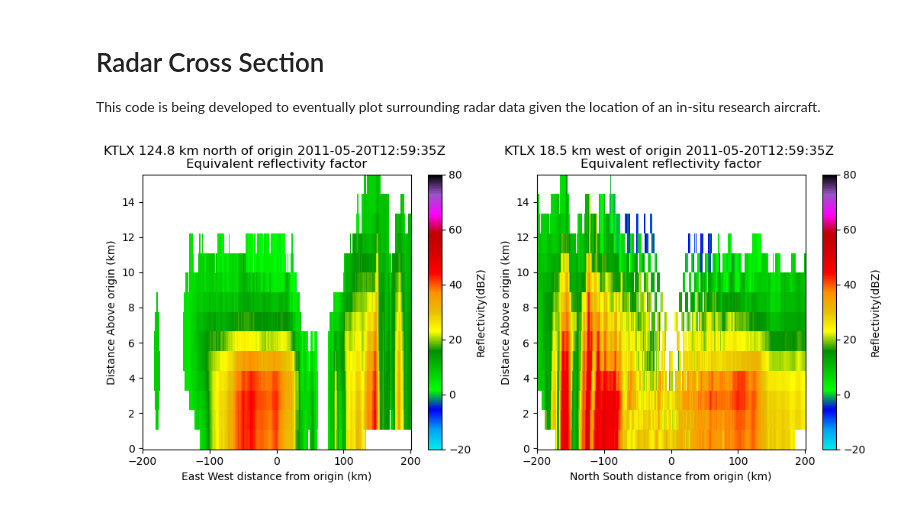
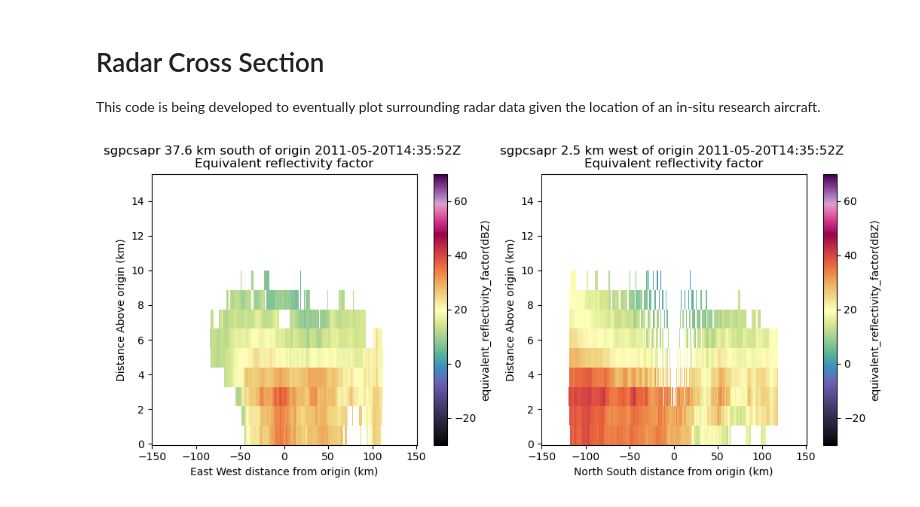
Before and after one commit to brycerrickbeil/2026-SULI-Bryce-Rickbeil, a Jupyter notebook: students/bryce_rickbeil/notebooks/radar_cross_section.ipynb, the cells around one changed output. Cells and saved outputs as stored; diff of their text form; code cells hidden in the pictures.

```diff
--- a/students/bryce_rickbeil/notebooks/radar_cross_section.ipynb
+++ b/students/bryce_rickbeil/notebooks/radar_cross_section.ipynb
@@ -12,19 +15,20 @@ import pandas as pd
+# %%
+# Flight track over radar data plot
+citation_nav = pd.read_csv('flight_data/2011-05-20_CITATION.dat', sep = ',', header = None)
+cit_time = citation_nav.iloc[:, 1]
+cit_lat = citation_nav.iloc[:, 2]
+cit_lon = citation_nav.iloc[:, 3]
 # %%
 # Read in radar data file
-filename = 'KTLX20110520_125935_V03.gz'
-data = pyart.io.read('KTLX_May_20_2011/' + filename)
-
-# Flight track over radar data plot
-citation_nav = pd.read_csv('2011-05-20_CITATION.dat', sep = ',', header = None)
-cit_lat = citation_nav.iloc[:, 2]
-cit_lon = citation_nav.iloc[:, 3]
+filename = 'sgpcsaprsurcmacI7.c0.20110520.143552.nc.v0'
+data = pyart.io.read('C-SAPR_May_20_2011/' + filename)
 
 # Convert file to cartesian coordinates
 
 # Define grid limits
 z_grid_limits = (500., 15000.)
-y_grid_limits = (-200000.,200000.)
-x_grid_limits = (-200000.,200000.)
+y_grid_limits = (-150000.,150000.)
+x_grid_limits = (-150000.,150000.)
 
 grid_resolution = 1000
 
@@ -33,39 +37,40 @@ def compute_number_of_points(extent, resolution):
 
 z_grid_points = compute_number_of_points(z_grid_limits, grid_resolution)
 x_grid_points = compute_number_of_points(x_grid_limits, grid_resolution)
 y_grid_points = compute_number_of_points(y_grid_limits, grid_resolution)
 
 grid = pyart.map.grid_from_radars(data,
                                   grid_shape=(z_grid_points,
                                               y_grid_points,
                                               x_grid_points),
                                   grid_limits=(z_grid_limits,
                                                y_grid_limits,
                                                x_grid_limits),
                                  )
 
+
 fig = plt.figure(figsize = (11,9))
 display = pyart.graph.GridMapDisplay(grid)
 time_step = 150
 # Horizontal reflectivity
 ax = fig.add_axes([0.53, 0.50, 0.40, 0.40])
-display.plot_longitude_slice('reflectivity',
+display.plot_longitude_slice('corrected_reflectivity_horizontal',
                   ax = ax,
                   lon=cit_lon[time_step],
-                  vmin=-20,
-                  vmax=80,
-                  cmap='NWSRef')
+                  vmin=-30,
+                  vmax=70,
+                  cmap='ChaseSpectral')
 
 
 # Vertical cross section reflectivity
 ax1 = fig.add_axes([0.06, 0.50, 0.40, 0.40])
-display.plot_latitude_slice('reflectivity',
+display.plot_latitude_slice('corrected_reflectivity_horizontal',
                             ax = ax1,
                             lat=cit_lat[time_step],
-                            vmin=-20,
-                            vmax=80,
-                            cmap='NWSRef')
+                            vmin=-30,
+                            vmax=70,
+                            cmap='ChaseSpectral')
 
 #plt.savefig('Cross_Section_Radar2.png')
 # %% [output]
-[figure, old version]
+[figure, new version]
```
Also changed, not shown: parts of 3 cells of this notebook, 1 other file.
